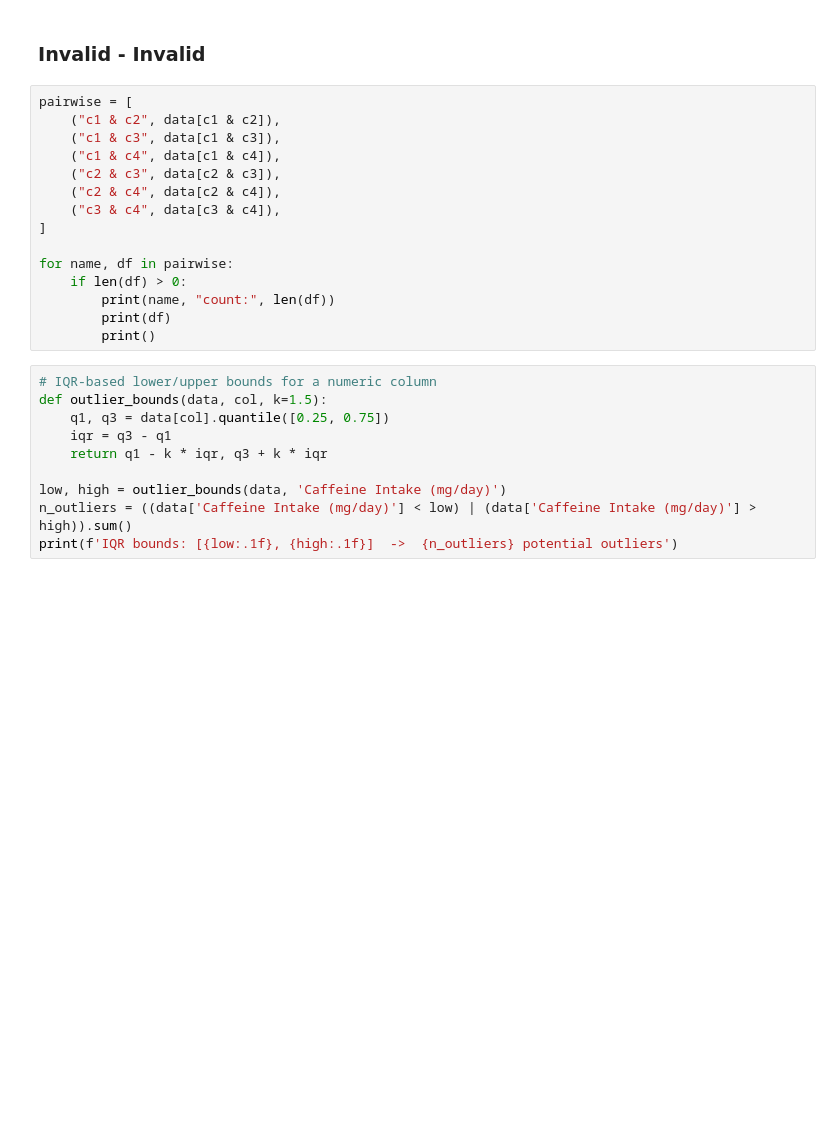
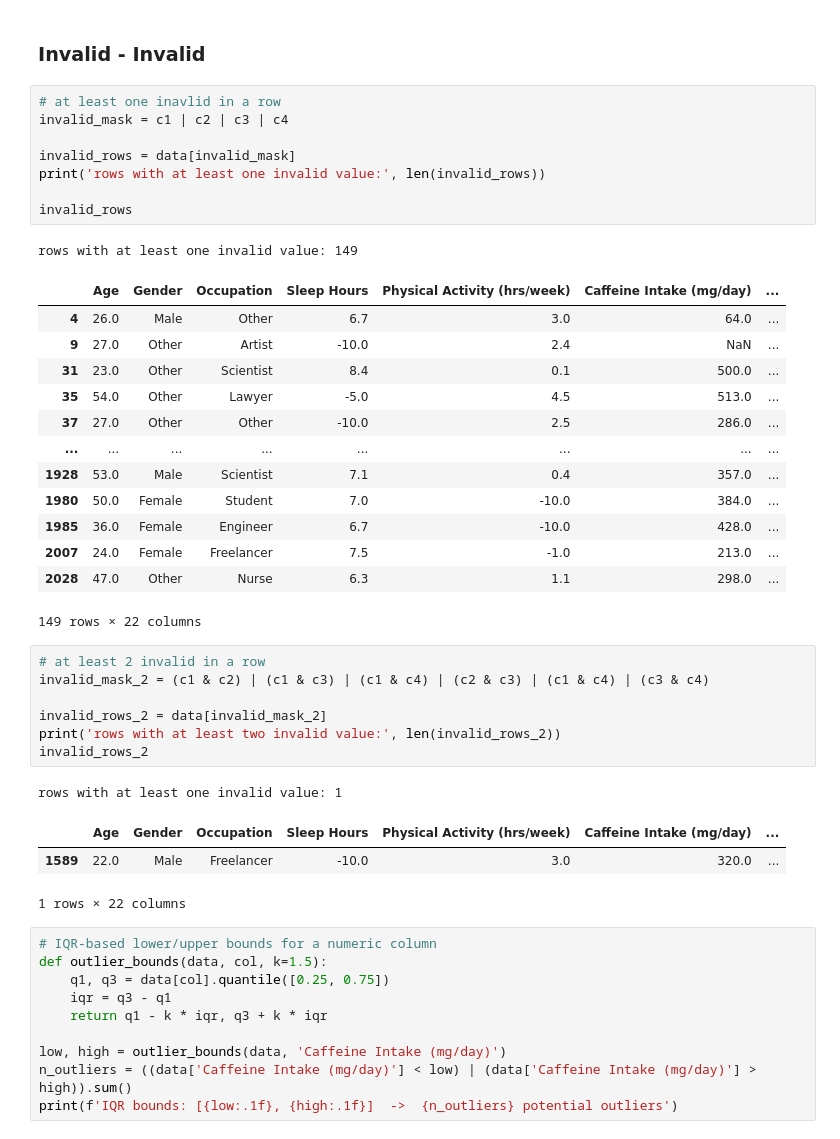
Before and after one commit to sabzparto/BC-mini-project, a Jupyter notebook: Psychology.ipynb, the cells around one changed output. Cells and saved outputs as stored; diff of their text form; blank space fills up the shorter version.

Commit message:
change normality_checker and Inavlid - Nan functions to have df output

```diff
--- a/Psychology.ipynb
+++ b/Psychology.ipynb
@@ -410,21 +452,41 @@ c3 = data['Alcohol Consumption (drinks/week)'] < 0
 c4 = data['Stress Level (1-10)'] > 10
 # %% [markdown]
 ### Invalid - Invalid
+# %%
+# at least one inavlid in a row
+invalid_mask = c1 | c2 | c3 | c4
+
+invalid_rows = data[invalid_mask]
+print('rows with at least one invalid value:', len(invalid_rows))
+
+invalid_rows
+# %% [output]
+rows with at least one invalid value: 149
+|  | Age | Gender | Occupation | Sleep Hours | Physical Activity (hrs/week) | Caffeine Intake (mg/day) | ... |
+| 4 | 26.0 | Male | Other | 6.7 | 3.0 | 64.0 | ... |
+| 9 | 27.0 | Other | Artist | -10.0 | 2.4 | NaN | ... |
+| 31 | 23.0 | Other | Scientist | 8.4 | 0.1 | 500.0 | ... |
+| 35 | 54.0 | Other | Lawyer | -5.0 | 4.5 | 513.0 | ... |
+| 37 | 27.0 | Other | Other | -10.0 | 2.5 | 286.0 | ... |
+| ... | ... | ... | ... | ... | ... | ... | ... |
+| 1928 | 53.0 | Male | Scientist | 7.1 | 0.4 | 357.0 | ... |
+| 1980 | 50.0 | Female | Student | 7.0 | -10.0 | 384.0 | ... |
+| 1985 | 36.0 | Female | Engineer | 6.7 | -10.0 | 428.0 | ... |
+| 2007 | 24.0 | Female | Freelancer | 7.5 | -1.0 | 213.0 | ... |
+| 2028 | 47.0 | Other | Nurse | 6.3 | 1.1 | 298.0 | ... |
+149 rows × 22 columns
 # %%
-pairwise = [
-    ("c1 & c2", data[c1 & c2]),
-    ("c1 & c3", data[c1 & c3]),
-    ("c1 & c4", data[c1 & c4]),
-    ("c2 & c3", data[c2 & c3]),
-    ("c2 & c4", data[c2 & c4]),
-    ("c3 & c4", data[c3 & c4]),
-]
+# at least 2 invalid in a row
+invalid_mask_2 = (c1 & c2) | (c1 & c3) | (c1 & c4) | (c2 & c3) | (c1 & c4) | (c3 & c4)
 
-for name, df in pairwise:
-    if len(df) > 0:
-        print(name, "count:", len(df))
-        print(df)
-        print()
+invalid_rows_2 = data[invalid_mask_2]
+print('rows with at least two invalid value:', len(invalid_rows_2))
+invalid_rows_2
+# %% [output]
+rows with at least one invalid value: 1
+|  | Age | Gender | Occupation | Sleep Hours | Physical Activity (hrs/week) | Caffeine Intake (mg/day) | ... |
+| 1589 | 22.0 | Male | Freelancer | -10.0 | 3.0 | 320.0 | ... |
+1 rows × 22 columns
 # %%
 # IQR-based lower/upper bounds for a numeric column
 def outlier_bounds(data, col, k=1.5):
```
Also changed, not shown: parts of 12 cells of this notebook.
